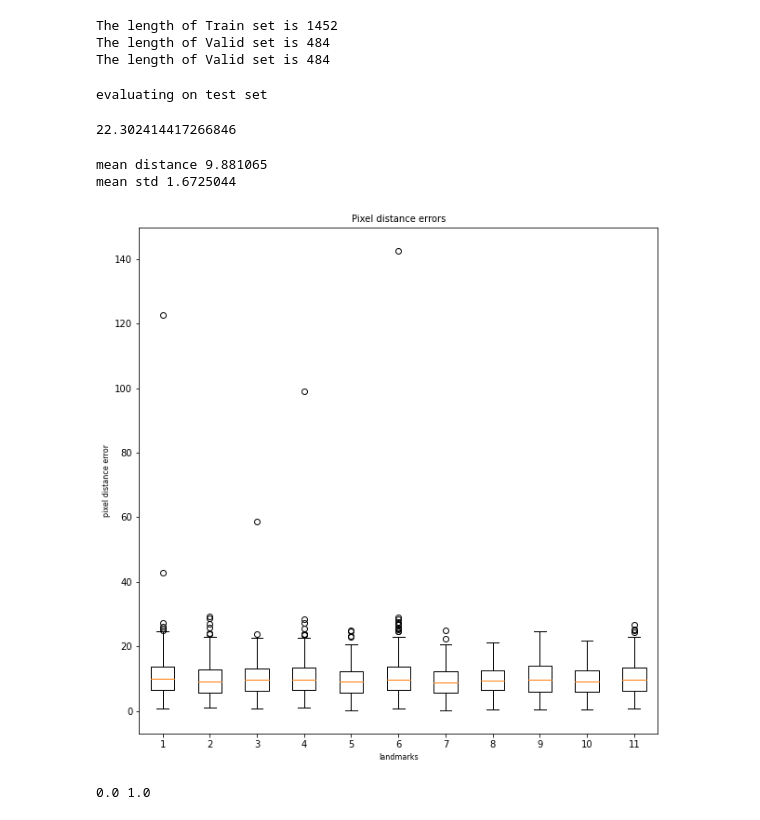
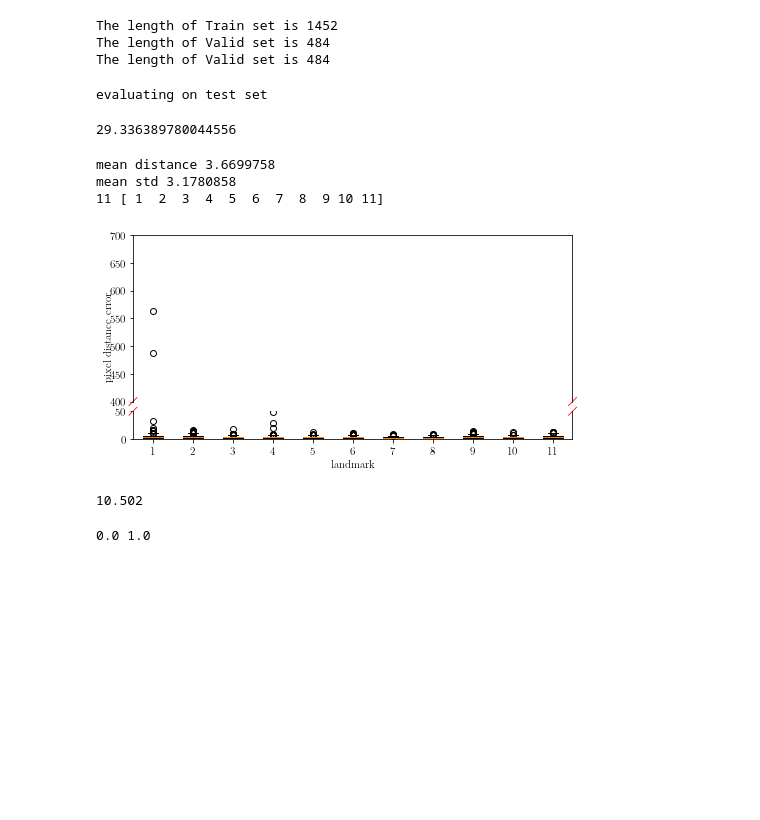
Before and after one commit to DylanGeldenhuys/Landmark-detection-for-tsetse-fly-wings, a Jupyter notebook: analysis-masks.ipynb, the cells around one changed output. Drawn from its saved outputs; the diff is of its cells as text; code cells hidden in the pictures; blank space fills up the shorter version.

Commit message:
added font changes to plot

```diff
--- a/analysis-masks.ipynb
+++ b/analysis-masks.ipynb
@@ -60,7 +61,7 @@ def model_unet(model_input, in_channel=3, out_channel=1):
 #passsing this string so that if it's AttU_Net or R2ATTU_Net it doesn't throw an error at torchSummary
 network = model_unet(model_Inputs[4], 3, 11)
 
-network.load_state_dict(torch.load('saved-models/segmentation/model_unet-anneal-noAug_segment_finetune_TransF_0.pth'))
+network.load_state_dict(torch.load('saved-models/segmentation/model_unet-anneal_segment_finetune_TransF_0.pth'))
 network.cuda()
 # %% [output]
 NestedUNet(
@@ -173,8 +174,8 @@ with torch.no_grad():
         landmark = ((landmark + 0.5 )*torch.tensor([1280, 1024])).cuda()
         masks = masks.cuda()
         # why the + 0.5
-        prediction = network(images)['out']
-#         prediction = network(images)
+#         prediction = network(images)['out']
+        prediction = network(images)
 #         plot_prediction = prediction[0].cpu().numpy()
 
 #         plot_prediction = get_predicted_masks(plot_prediction)
@@ -205,33 +206,60 @@ endtime = time.time()-start_time
 print(endtime)
 # %% [output]
 evaluating on test set
-22.302414417266846
+29.336389780044556
 # %%
-
 #print(predictions)
 difs = abs(predictions - landmarks)
 difs = difs.detach()
 
 dis = np.sqrt(difs[:, :,0]**2 + difs[:, :, 1]**2)
 av = []
 for I in dis:
   av.append(np.mean(I.numpy()))
 print("mean distance", np.mean(av))
 print("mean std",np.std(av))
+# print(plt.rcParams.keys())
+#Direct input
+plt.rcParams['text.latex.preamble']=[r"\usepackage{lmodern}"]
+#Options
+params = {'text.usetex' : True,
+          'font.size' : 11,
+          'font.family' : 'lmodern',
+          }
+plt.rcParams.update(params)
 
-plt.figure(figsize=(10,10))
-plt.boxplot(dis.T)
+fig = plt.figure()
+# width is 5.251 inches
+fig.set_size_inches(5.251*1.5,3.75)
+# fig.set_size_inches(5.251*2,3.75*1.5)
 
-plt.xlabel('landmarks', fontsize=8)
-plt.ylabel('pixel distance error', fontsize=8)
-# plt.ylim([0, 40])
-plt.title('Pixel distance errors', fontsize=10)
-plt.savefig('errors_resnet50.png')
+
+xticks = [1,2,3,4,5,6,7,8,9,10,11]
+print(len(dis.T), np.arange(1,12))
+bax = brokenaxes(ylims=((0, 50), (400, 700)), hspace=.1, despine=False, tilt=45, d=0.01, diag_color='r')
+bax.boxplot(dis.T)
+bax.axs[1].set_xticks(xticks) #xticks does weird stuff without this
+bax.set_xlabel('landmark', labelpad=20)
+bax.set_ylabel('pixel distance error', labelpad=20)
+
+
+# plt.boxplot(dis.T)
+
+# plt.xlabel('landmark')
+# plt.ylabel('pixel distance error')
+# # plt.title('Pixel distance errors')
+# plt.ylim([0,45])
+plt.savefig('segmentation-boxplot-full.pdf', bbox_inches="tight", dpi=1000)
 plt.show()
 # %% [output]
-mean distance 9.881065
-mean std 1.6725044
+mean distance 3.6699758
+mean std 3.1780858
+11 [ 1  2  3  4  5  6  7  8  9 10 11]
-[figure, old version]
+[figure, new version]
+# %%
+5.251*2
+# %% [output]
+10.502
 # %%
 plot_idx = 354
 image_plot = np.transpose(images_plot[plot_idx][0].cpu().numpy(), (1, 2, 0))
```
Also changed, not shown: parts of 4 cells of this notebook, 4 other files.
